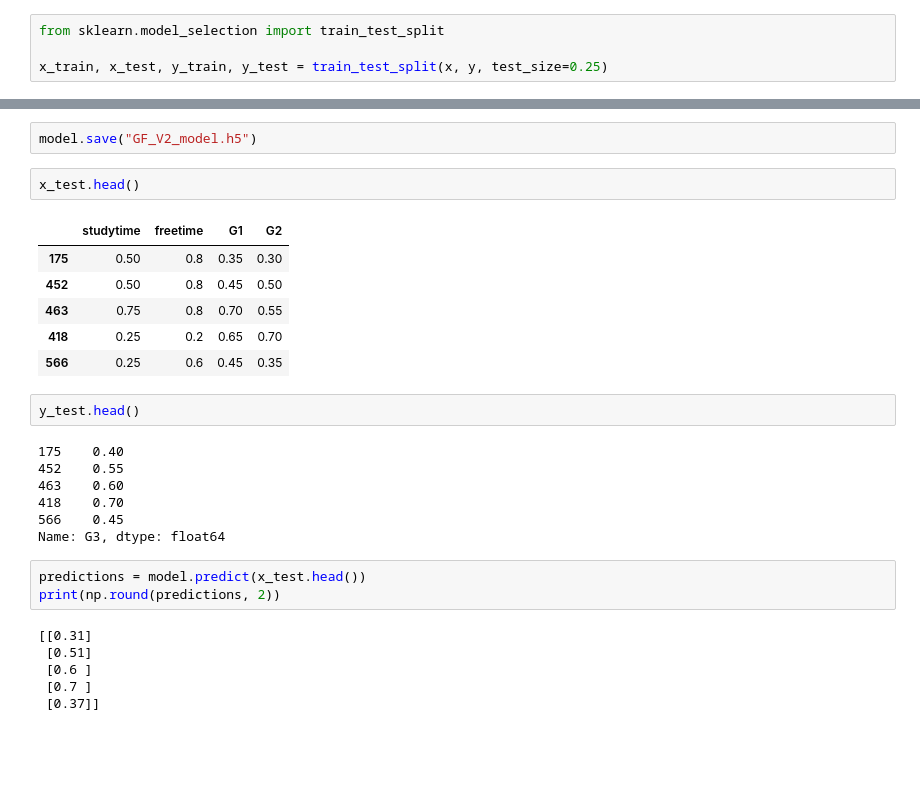
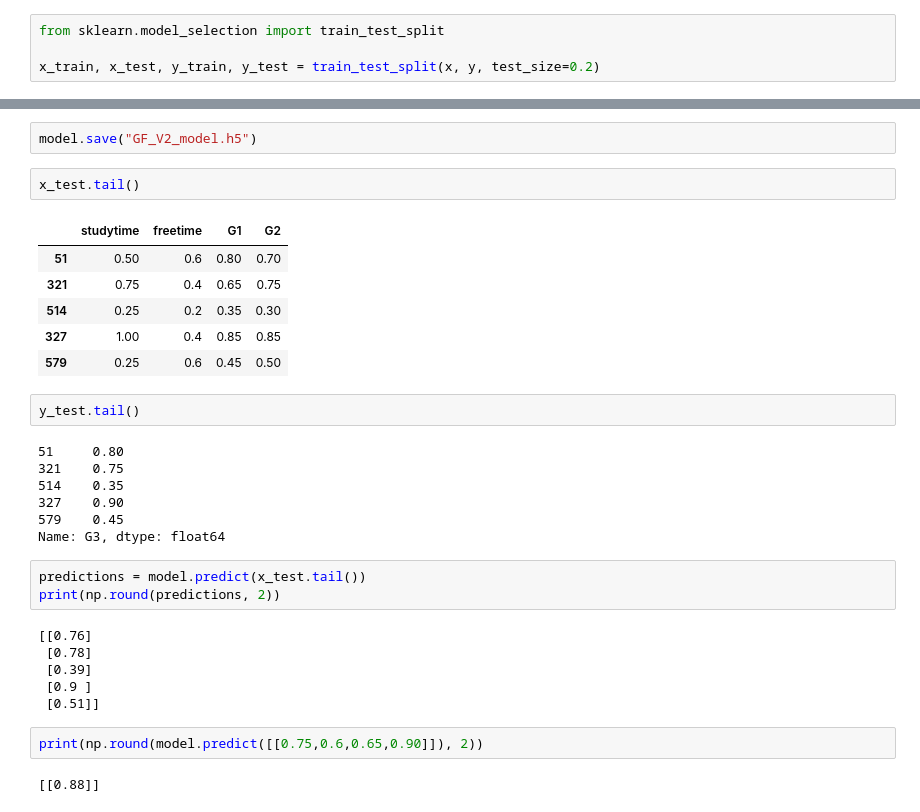
Before and after one commit to Babak-Belur/ML-model, a Jupyter notebook: GradeForecasting_V2.ipynb, the cells around one changed output, grey strips where cells are left out. Cells and saved outputs as stored; diff of their text form; blank space fills up the shorter version.

```diff
--- a/GradeForecasting_V2.ipynb
+++ b/GradeForecasting_V2.ipynb
@@ -108,7 +109,7 @@ Name: G3, dtype: float64
 # %%
 from sklearn.model_selection import train_test_split
 
-x_train, x_test, y_train, y_test = train_test_split(x, y, test_size=0.25)
+x_train, x_test, y_train, y_test = train_test_split(x, y, test_size=0.2)
 # %%
 x_train.shape
 # %% [output]
@@ -204,29 +209,33 @@ coefficient of determination: 0.777714363306083
 # %%
 model.save("GF_V2_model.h5")
 # %%
-x_test.head()
+x_test.tail()
 # %% [output]
 |  | studytime | freetime | G1 | G2 |
-| 175 | 0.50 | 0.8 | 0.35 | 0.30 |
-| 452 | 0.50 | 0.8 | 0.45 | 0.50 |
-| 463 | 0.75 | 0.8 | 0.70 | 0.55 |
-| 418 | 0.25 | 0.2 | 0.65 | 0.70 |
-| 566 | 0.25 | 0.6 | 0.45 | 0.35 |
+| 51 | 0.50 | 0.6 | 0.80 | 0.70 |
+| 321 | 0.75 | 0.4 | 0.65 | 0.75 |
+| 514 | 0.25 | 0.2 | 0.35 | 0.30 |
+| 327 | 1.00 | 0.4 | 0.85 | 0.85 |
+| 579 | 0.25 | 0.6 | 0.45 | 0.50 |
 # %%
-y_test.head()
+y_test.tail()
 # %% [output]
-175    0.40
-452    0.55
-463    0.60
-418    0.70
-566    0.45
+51     0.80
+321    0.75
+514    0.35
+327    0.90
+579    0.45
 Name: G3, dtype: float64
 # %%
-predictions = model.predict(x_test.head())
+predictions = model.predict(x_test.tail())
 print(np.round(predictions, 2))
 # %% [output]
-[[0.31]
- [0.51]
- [0.6 ]
- [0.7 ]
- [0.37]]
+[[0.76]
+ [0.78]
+ [0.39]
+ [0.9 ]
+ [0.51]]
+# %%
+print(np.round(model.predict([[0.75,0.6,0.65,0.90]]), 2))
+# %% [output]
+[[0.88]]
```
Also changed, not shown: parts of 15 cells of this notebook, 1 other file.
